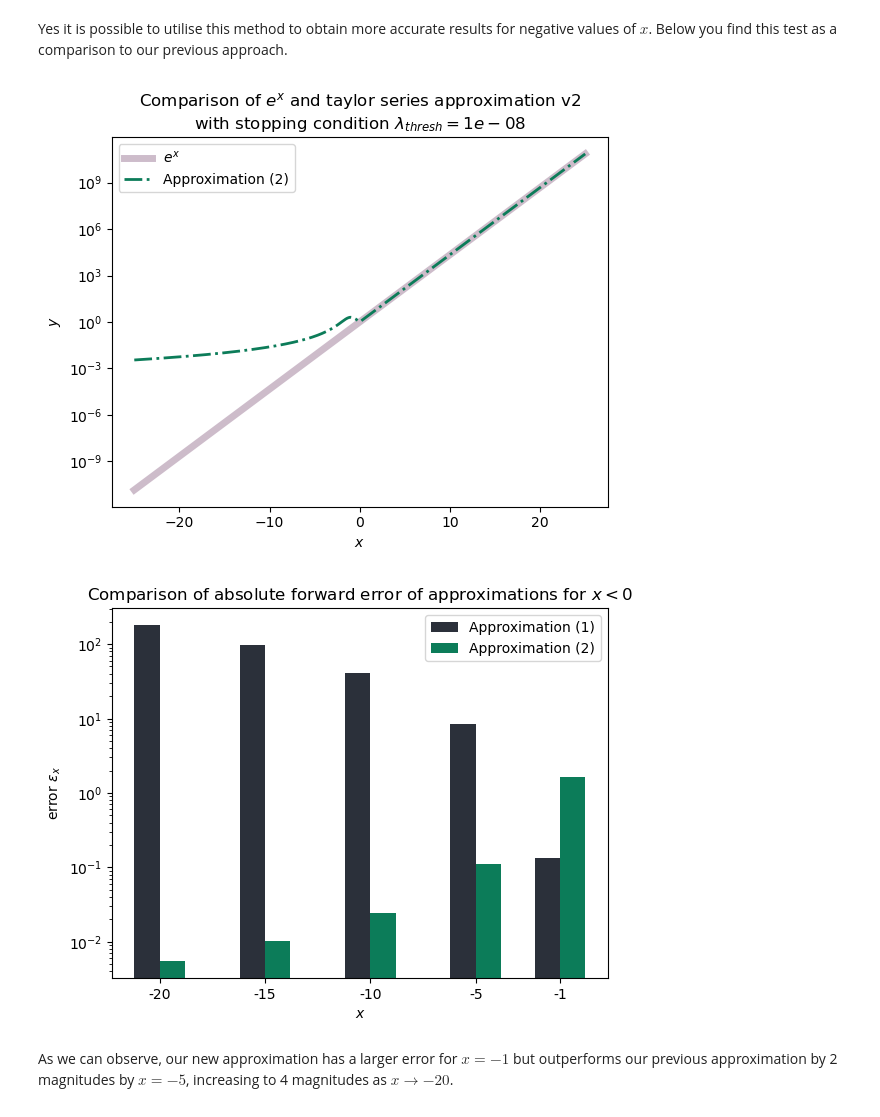
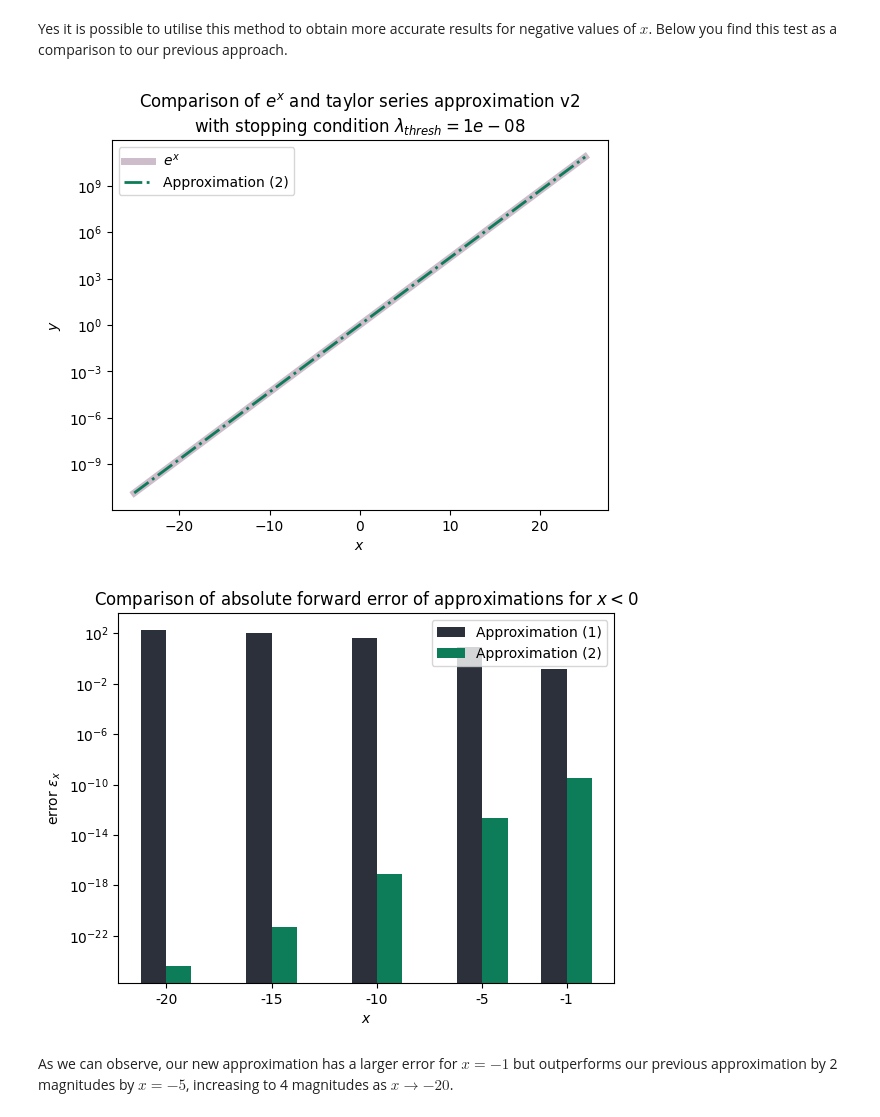
Before and after one commit to jonas4climate/na-assignment1, a Jupyter notebook: hw1_2023.ipynb, the cells around one changed output. Drawn from its saved outputs; the diff is of its cells as text; code cells hidden in the pictures.

```diff
--- a/hw1_2023.ipynb
+++ b/hw1_2023.ipynb
@@ -203,38 +203,38 @@ errors = []
 # Approximation (2)
 def taylor_series_v2(x):
     if x < 0:
-        return 1/taylor_series_v1(x)
+        return 1/taylor_series_v1(-x)
     else:
         return taylor_series_v1(x)
 
 v_taylor_series_v2 = np.vectorize(taylor_series_v2)
 chosen_y_hat_2_pos, chosen_y_hat_2_neg = v_taylor_series_v2(x_values), v_taylor_series_v2(-x_values)
 errors_2 = np.abs(chosen_y_hat_2_neg-true_neg)
 y_hat_2 = v_taylor_series_v2(xs)
 
 plt.semilogy(xs, y, linewidth=5, color=COLORS[3], alpha=0.5)
 plt.semilogy(xs, y_hat_2, linewidth=2, color=COLORS[1], linestyle='-.')
 plt.xlabel('$x$')
 plt.ylabel('$y$')
 plt.legend(['$e^x$', 'Approximation (2)'])
 plt.title('Comparison of $e^x$ and taylor series approximation v2\n' +
           f'with stopping condition $\\lambda_{{thresh}}={lambda_thresh}$')
 plt.savefig(f'{SAVE_DIR}/comparison_e_approx_2.png', dpi=300)
 plt.show()
 
 bar1 = plt.bar(-x_values-0.6, errors_1, color=COLORS[0], width=1.2)
 bar2 = plt.bar(-x_values+0.6, errors_2, color=COLORS[1], width=1.2)
 plt.xticks(-x_values, -x_values)
 plt.xlabel('$x$')
 plt.ylabel('error $\\epsilon_{{x}}$')
 plt.yscale('log')
 plt.legend(['Approximation (1)', 'Approximation (2)'])
 plt.title('Comparison of absolute forward error of approximations for $x < 0$')
 plt.savefig(f'{SAVE_DIR}/comparison_e_approx_1_2_error.png', dpi=300)
 plt.show()
 # %% [output]
-[figure, old version]
+[figure, new version]
-[figure, old version]
+[figure, new version]
 # %% [markdown]
 As we can observe, our new approximation has a larger error for $x = -1$ but outperforms our previous approximation by 2 magnitudes by $x = -5$, increasing to 4 magnitudes as $x \rightarrow - 20$.
 # %% [markdown]
```
Also changed, not shown: parts of 8 cells of this notebook, 10 other files.
